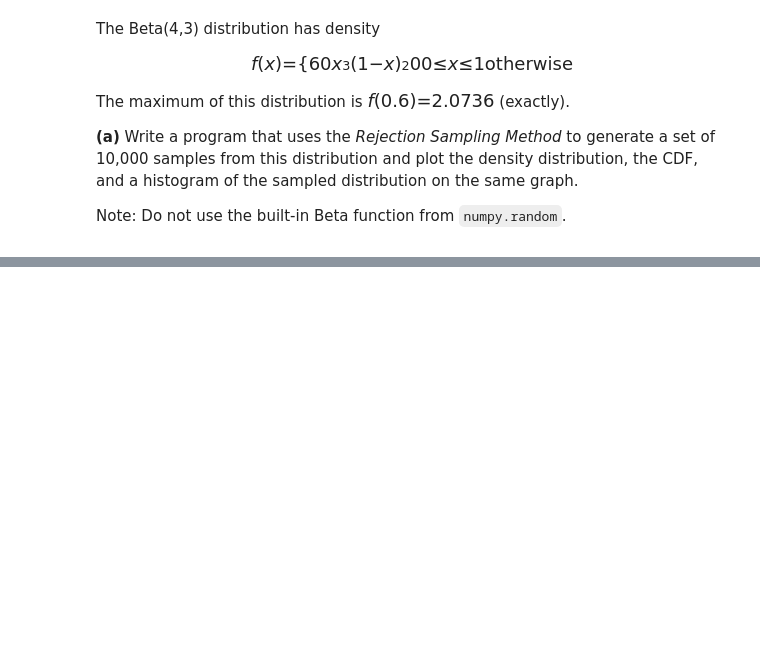
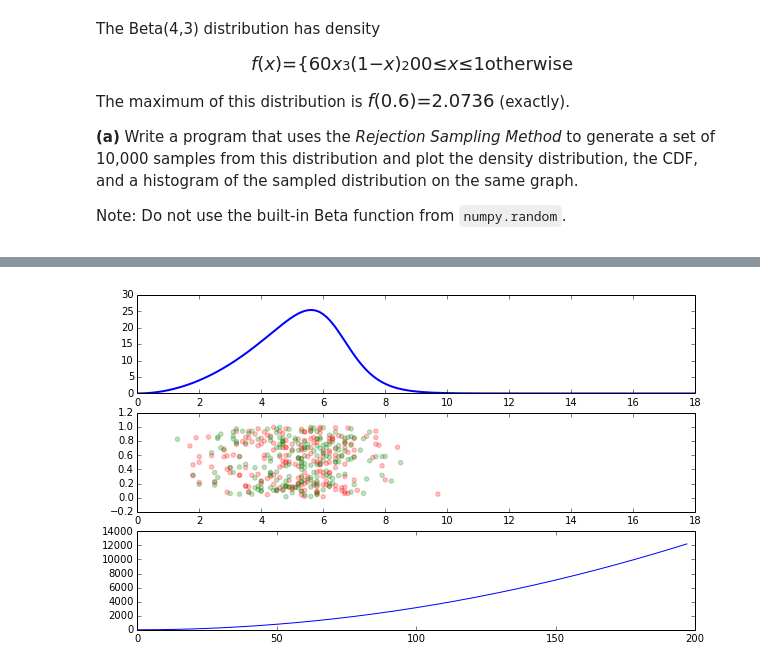
Before and after one commit to callen09/PHYS202-S14, a Jupyter notebook: SciPy/RandomAndMCExercises.ipynb, the cells around one changed output, grey strips where cells are left out. Drawn from its saved outputs; the diff is of its cells as text; code cells hidden in the pictures; blank space fills up the shorter version.

```diff
--- a/SciPy/RandomAndMCExercises.ipynb
+++ b/SciPy/RandomAndMCExercises.ipynb
@@ -134,0 +352,39 @@ plt.show()
+# %%
+def WoodsSaxonA(R,w,a,N):
+    r = np.arange(0.,N+0.1,0.1)
+    rho0 = 1
+    rho = lambda r: (rho0*(1+w*r**2/R**2))/(1+np.exp((r-R)/a))
+    rhor = rho(r)*r**2
+
+    A = distribute1D(r,rhor,N)
+    B = distribute1D(r,rhor,N)
+
+    ysamples = np.random.ranf(N)
+
+    u = np.random.uniform(0,1.)
+    v = np.random.uniform(0,1.)
+
+    phi = 2*np.pi*u
+    theta = np.arccos(2*v-1)
+
+    dv = r**2*np.sin(theta)
+
+    fig = plt.figure(1,(10,6))
+    plt.subplot(3,1,1)
+    plt.plot(r,rhor,label='$p(r)*r^2$',lw=2)
+    plt.xlim(0.,18.)
+
+    plt.subplot(3,1,2)
+    plt.scatter(A,ysamples,color = 'r',alpha =0.25)
+    plt.scatter(B,ysamples,color = 'g',alpha = 0.25)
+    plt.xlim(0.,18.)
+
+    plt.subplot(3,1,3)
+    plt.plot(r,dv)
+
+
+    plt.show()
+# %%
+WoodsSaxonA(6.38,0,0.535,197)
+# %% [output]
+[figure, added]
```
Also changed, not shown: parts of 17 cells of this notebook, 2 other files.
